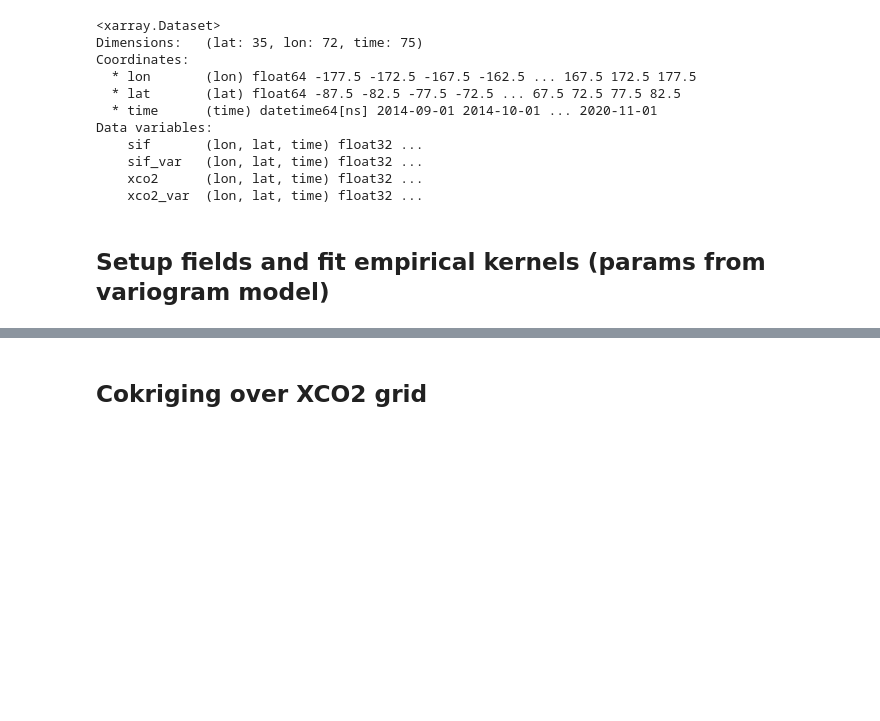
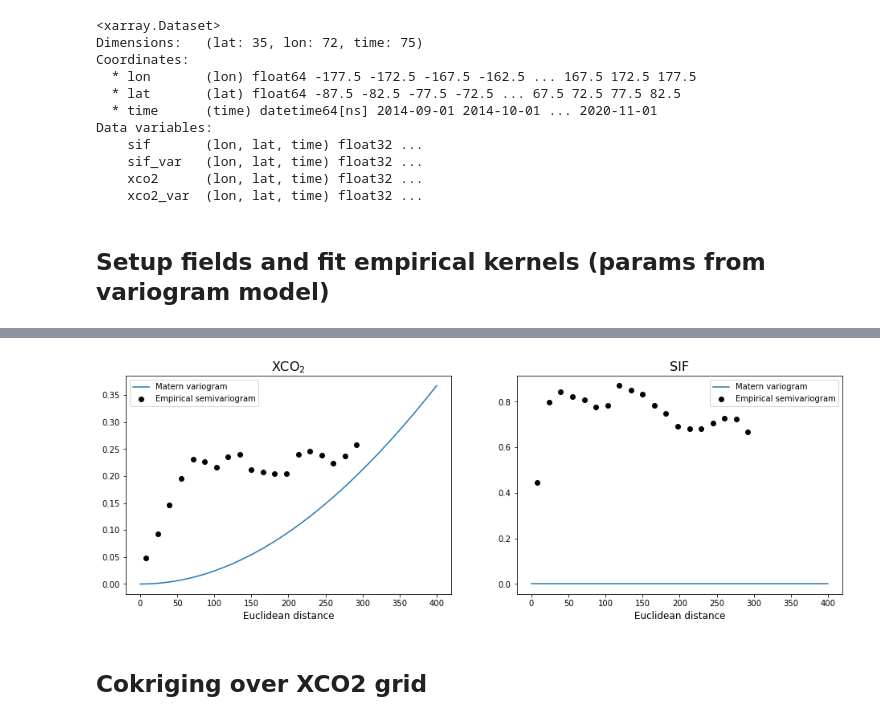
Before and after one commit to 91Mrwu/sif-xco2-cokriging, a Jupyter notebook: research/cokriging_demo.ipynb, the cells around one changed output, grey strips where cells are left out. Cells and saved outputs as stored; diff of their text form; code cells hidden in the pictures; blank space fills up the shorter version.

```diff
--- a/research/cokriging_demo.ipynb
+++ b/research/cokriging_demo.ipynb
@@ -86,3 +104,43 @@ ax[1].set_xlabel("distance (units?)", size=12);
+# %%
+def empirical_semivariogram(field, bin_edges, sampling_size=None, sampling_seed=None):
+    """
+    NOTE:
+    - formulation seems correct, but distances are euclidean and not interpretable.
+    - Haversine distance (unknown units) available through variogram.estimator.unstructured
+    """
+    bin_center, gamma = gs.vario_estimate_unstructured(
+        (field.coords[:, 1], field.coords[:, 0]),
+        field.values,
+        bin_edges,
+        sampling_size=sampling_size,
+        sampling_seed=sampling_seed,
+        estimator="cressie",
+    )
+    return bin_center, gamma
+
+p = model.get_params()
+mod1 = gs.Matern(dim=2, var=p["sigma_11"]**2, nu=2.5, len_scale=p["len_scale_11"], nugget=p["nugget_11"])
+esv1 = empirical_semivariogram(Z.field_1, bin_edges)
+
+mod2 = gs.Matern(dim=2, var=p["sigma_22"]**2, nu=2.5, len_scale=p["len_scale_22"], nugget=p["nugget_22"])
+esv2 = empirical_semivariogram(Z.field_2, bin_edges)
+# %%
+## Analyze sample variograms
+fig, ax = plt.subplots(1, 2, figsize=(16, 5))
+
+ax[0].set_title("XCO$_2$", size=16)
+mod1.plot(func="variogram", x_max=400, ax=ax[0])
+ax[0].scatter(esv1[0], esv1[1], color="k", label="Empirical semivariogram")
+ax[0].legend()
+ax[0].set_xlabel("Euclidean distance", size=12)
+
+ax[1].set_title("SIF", size=16)
+mod2.plot(func="variogram", x_max=400, ax=ax[1])
+ax[1].scatter(esv2[0], esv2[1], color="k", label="Empirical semivariogram")
+ax[1].legend()
+ax[1].set_xlabel("Euclidean distance", size=12);
+# %% [output]
+[figure, added]
 # %% [markdown]
 ## Cokriging over XCO2 grid
 # %%
```
Also changed, not shown: parts of 6 cells of this notebook, 5 other files.
